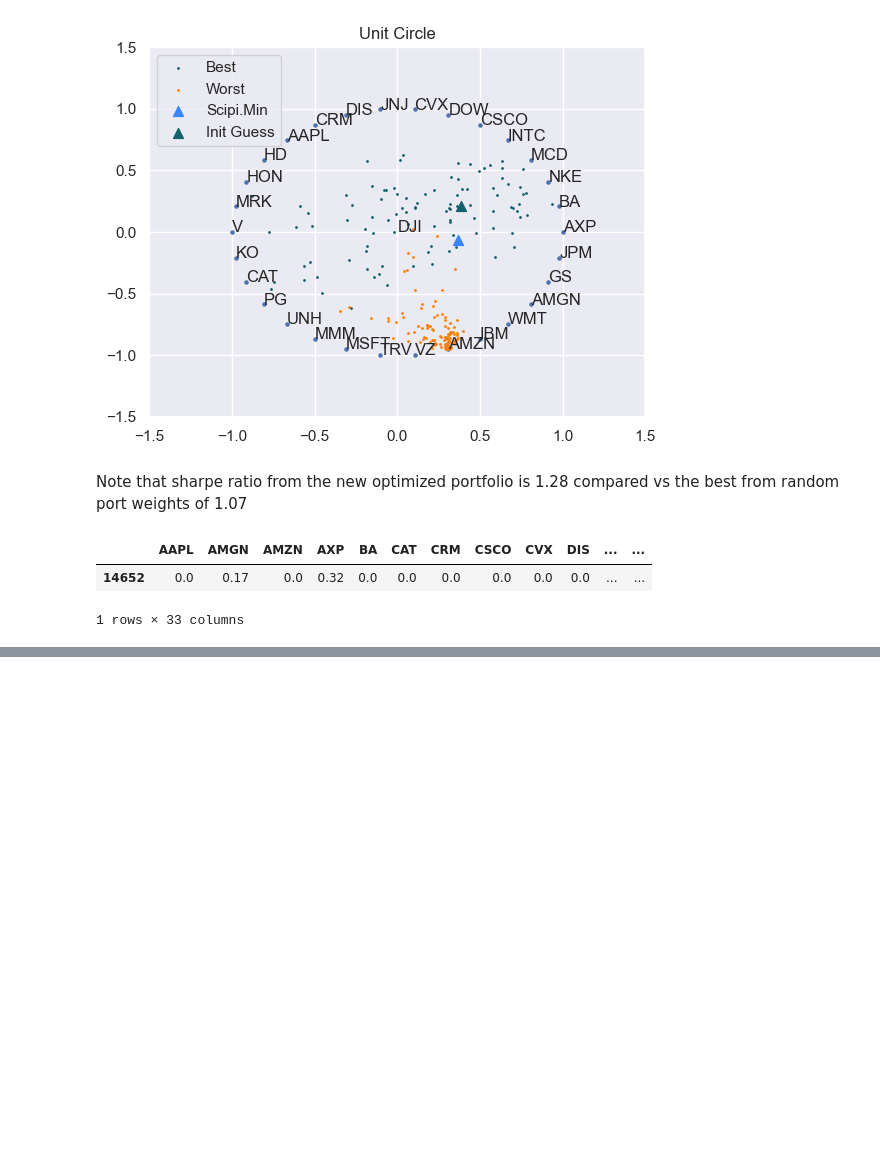
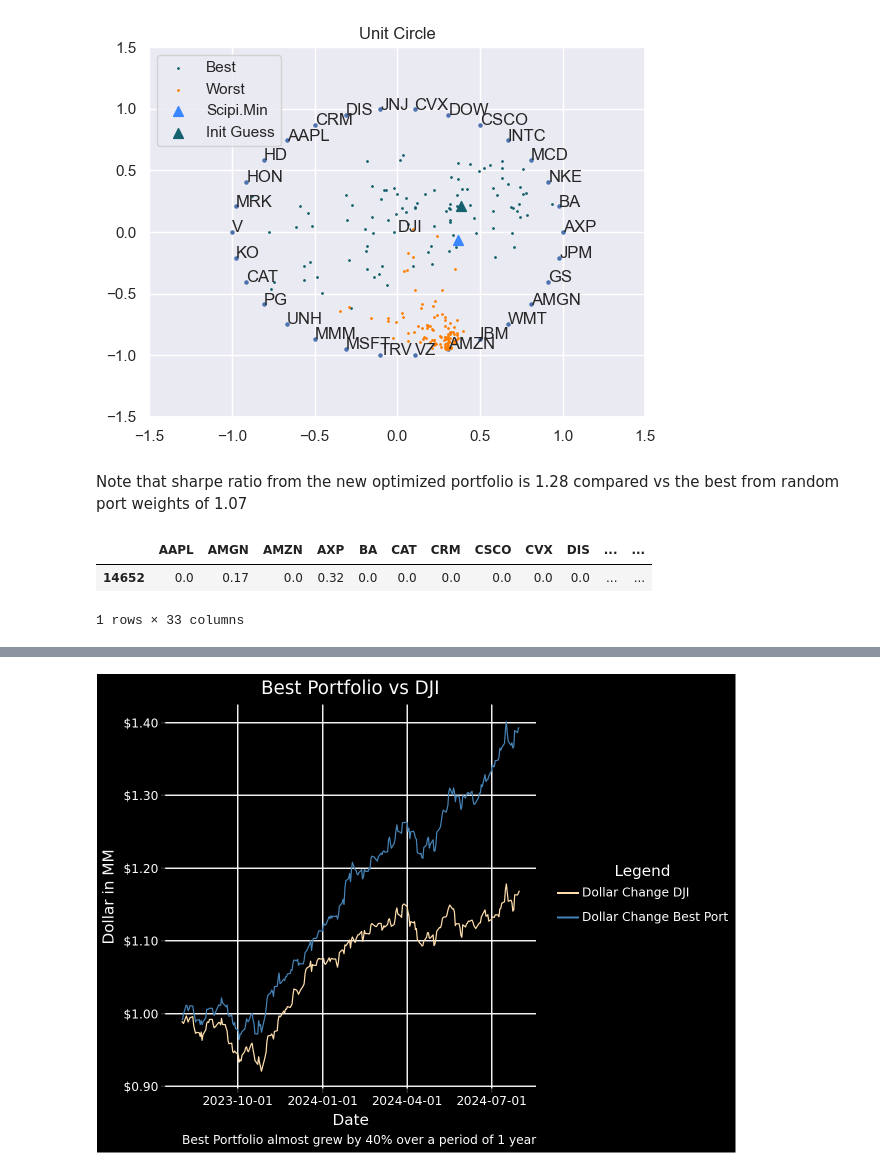
Before and after one commit to jorgelopez141/Markowitz-Optim-with-Time-Series-Foreacast, a Jupyter notebook: Markowitz/01_checkpoint_SharpeAndMinimize.ipynb, the cells around one changed output, grey strips where cells are left out. Saved outputs shown, nothing was run; the diff lists cells and outputs as text; code cells hidden in the pictures; blank space fills up the shorter version.

```diff
--- a/Markowitz/01_checkpoint_SharpeAndMinimize.ipynb
+++ b/Markowitz/01_checkpoint_SharpeAndMinimize.ipynb
@@ -320,0 +374,28 @@ for row in [best1_weights]:
+# %%
+graph_bestPortfolio_vs_DJI=returns_port_training >> mutate(
+    dollarChange_bestPort = _.bestPort.pipe(fn_dollarChangePortfolio),
+    dollarChange_DJI = _.DJI.pipe(fn_dollarChangePortfolio)
+) >> _.reset_index() >> select(_[0,3,4]) >> _.melt(id_vars = 'Date') >> \
+mutate(value = _.value/1_000_000)>>\
+ggplot() + geom_line(aes(x='Date', y='value', color='variable'))+\
+scale_color_manual(
+        values={
+            'dollarChange_DJI': 'navajowhite',
+            'dollarChange_bestPort': 'steelblue'
+        },
+        labels={
+            'dollarChange_DJI': 'Dollar Change DJI',
+            'dollarChange_bestPort': 'Dollar Change Best Port'
+        }
+    ) + scale_y_continuous(labels=lambda l: [f'${v:,.2f}' for v in l])+ \
+    labs(y='Portfolio Total (MM)', title = 'Best Portfolio vs DJI', color='Legend', caption='Best Portfolio almost grew by 40% over a period of 1 year') + theme(plot_background=element_rect(fill='black'), # outside plot
+                                                                    text=element_text(color='white'), # all text
+                                                                    panel_background=element_rect(fill='black'), # inside plot
+                                                                    panel_grid_minor=element_blank(), # take out minor grid
+                                                                    legend_background=element_rect(fill='black'),
+                                                                    legend_key=element_rect(fill='black'),
+                                                                    legend_title=element_text(ha='center')
+                                                                    )
+graph_bestPortfolio_vs_DJI
+# %% [output]
+[figure, added]
```
Also changed, not shown: parts of 41 cells of this notebook, 7 other files.
